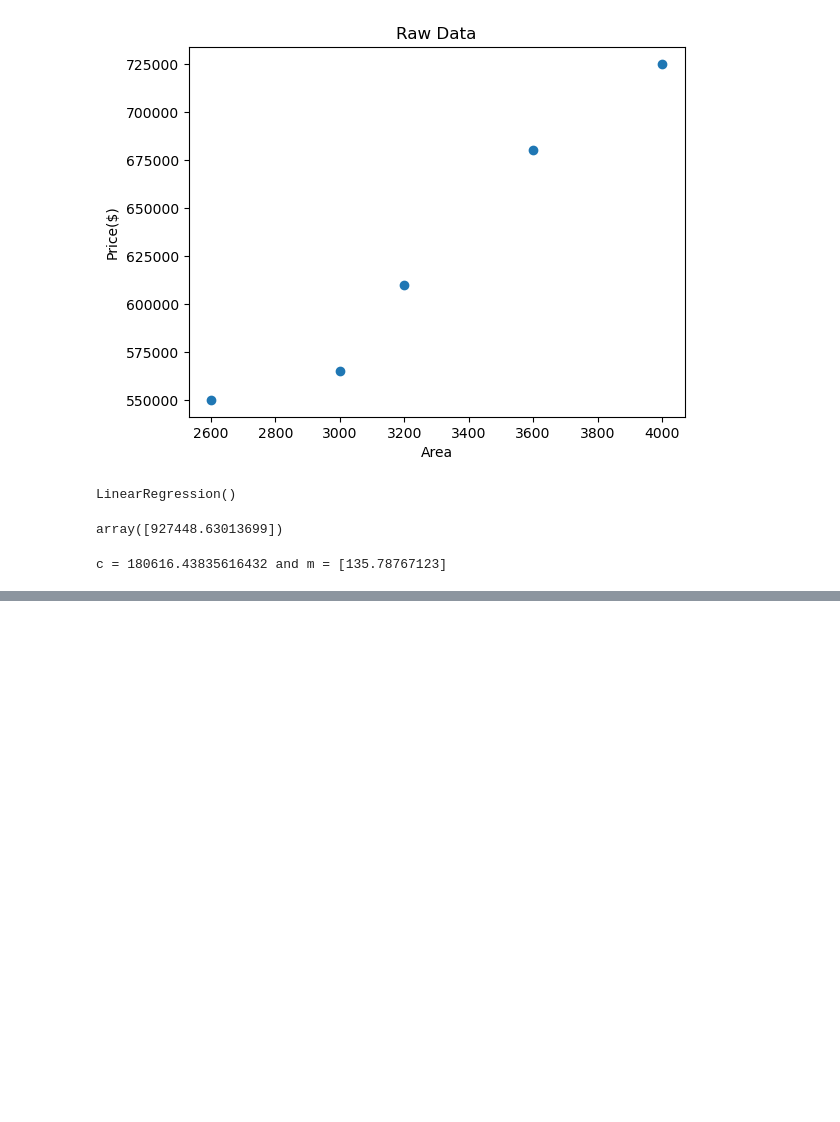
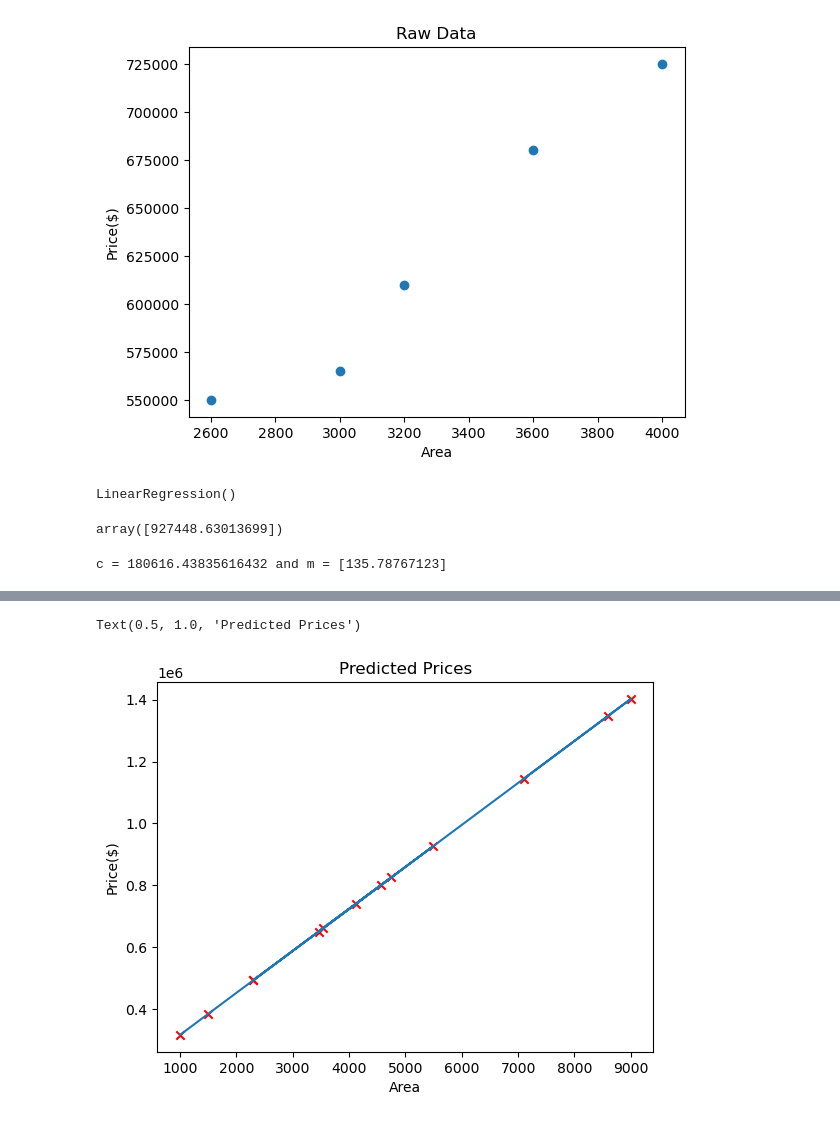
Before and after one commit to K09Gaurav/Machine-Learning-Fundamentals, a Jupyter notebook: Linear_Reg/Using_Sklearn/Implement_sklearn_linear_reg.ipynb, the cells around one changed output, grey strips where cells are left out. Drawn from its saved outputs; the diff is of its cells as text; code cells hidden in the pictures; blank space fills up the shorter version.

```diff
--- a/Linear_Reg/Using_Sklearn/Implement_sklearn_linear_reg.ipynb
+++ b/Linear_Reg/Using_Sklearn/Implement_sklearn_linear_reg.ipynb
@@ -50,2 +76,12 @@ d['predicted_prices'] = z
 # %%
 d.to_csv("Predicted_Prices.csv")
+# %%
+%matplotlib inline
+plt.scatter(d.area,d.predicted_prices, c= 'r', marker= 'x')
+plt.plot(d.area,d.predicted_prices)
+plt.xlabel("Area")
+plt.ylabel("Price($)")
+plt.title("Predicted Prices")
+# %% [output]
+Text(0.5, 1.0, 'Predicted Prices')
+[figure, added]
```
Also changed, not shown: parts of 2 cells of this notebook.
